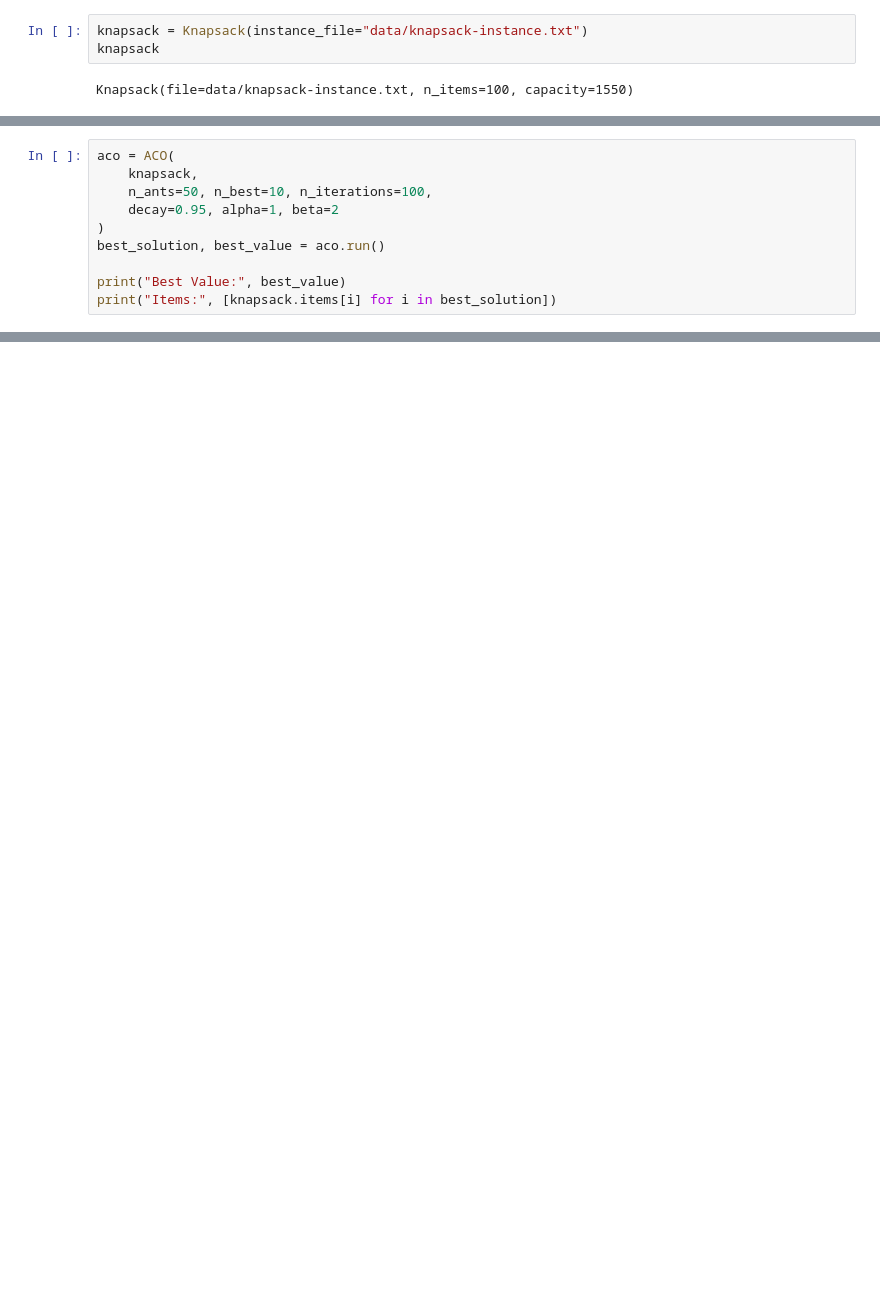
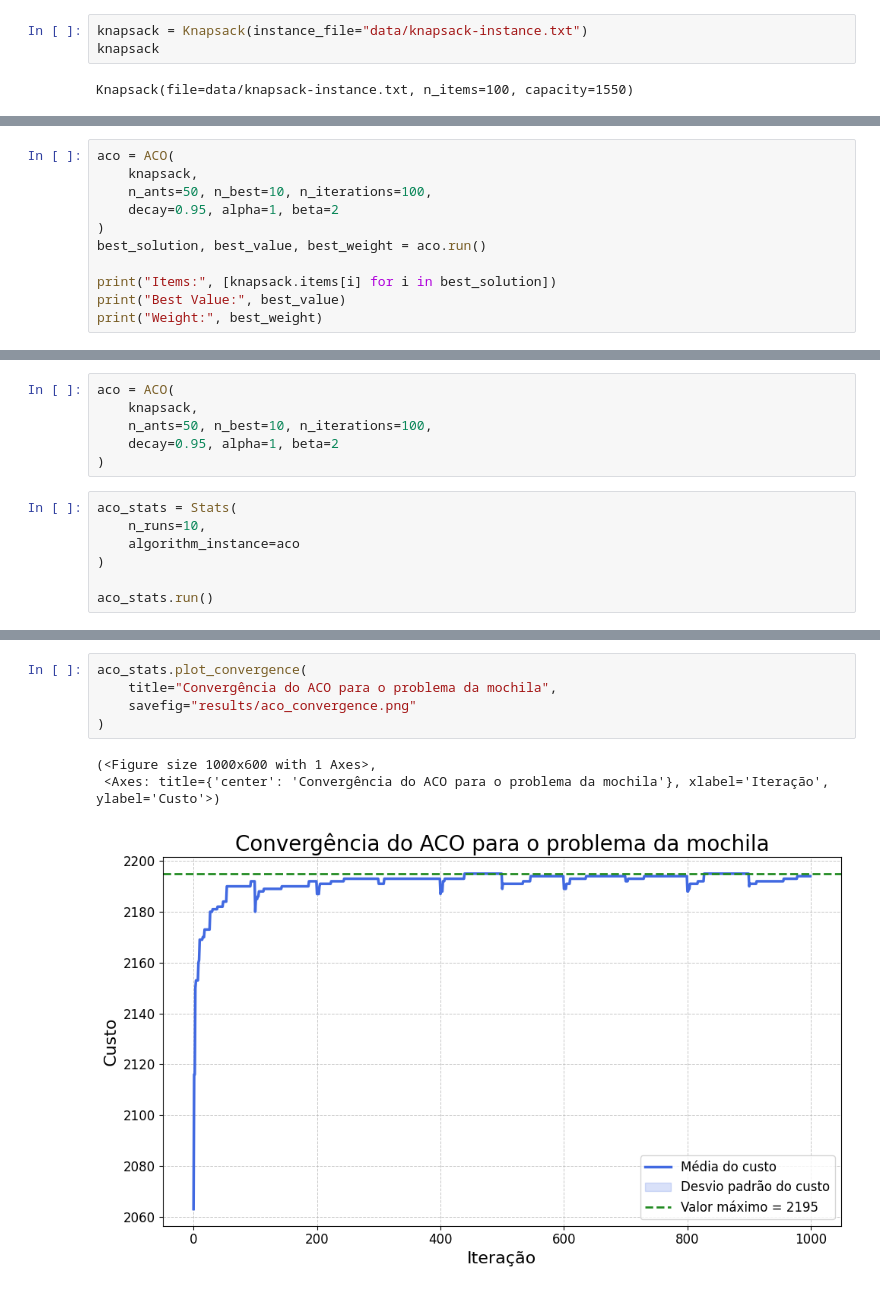
Before and after one commit to hellsdeur/knapsax, a Jupyter notebook: notebooks/aco.ipynb, the cells around one changed output, grey strips where cells are left out. Saved outputs shown, nothing was run; the diff lists cells and outputs as text; blank space fills up the shorter version.

Commit message:
ACO stats

```diff
--- a/notebooks/aco.ipynb
+++ b/notebooks/aco.ipynb
@@ -117,8 +31,9 @@ aco = ACO(
     n_ants=50, n_best=10, n_iterations=100,
     decay=0.95, alpha=1, beta=2
 )
-best_solution, best_value = aco.run()
+best_solution, best_value, best_weight = aco.run()
 
+print("Items:", [knapsack.items[i] for i in best_solution])
 print("Best Value:", best_value)
-print("Items:", [knapsack.items[i] for i in best_solution])
+print("Weight:", best_weight)
 # %% [output]
@@ -126,0 +135,13 @@ Items: [Item(value=33, weight=23), Item(value=38, weight=28), Item(value=27, wei
+# %%
+aco = ACO(
+    knapsack,
+    n_ants=50, n_best=10, n_iterations=100,
+    decay=0.95, alpha=1, beta=2
+)
+# %%
+aco_stats = Stats(
+    n_runs=10,
+    algorithm_instance=aco
+)
+
+aco_stats.run()
@@ -126,0 +162,9 @@ Items: [Item(value=33, weight=23), Item(value=38, weight=28), Item(value=27, wei
+# %%
+aco_stats.plot_convergence(
+    title="Convergência do ACO para o problema da mochila",
+    savefig="results/aco_convergence.png"
+)
+# %% [output]
+(<Figure size 1000x600 with 1 Axes>,
+ <Axes: title={'center': 'Convergência do ACO para o problema da mochila'}, xlabel='Iteração', ylabel='Custo'>)
+[figure, added]
```
Also changed, not shown: parts of 7 cells of this notebook, 1 other file.
